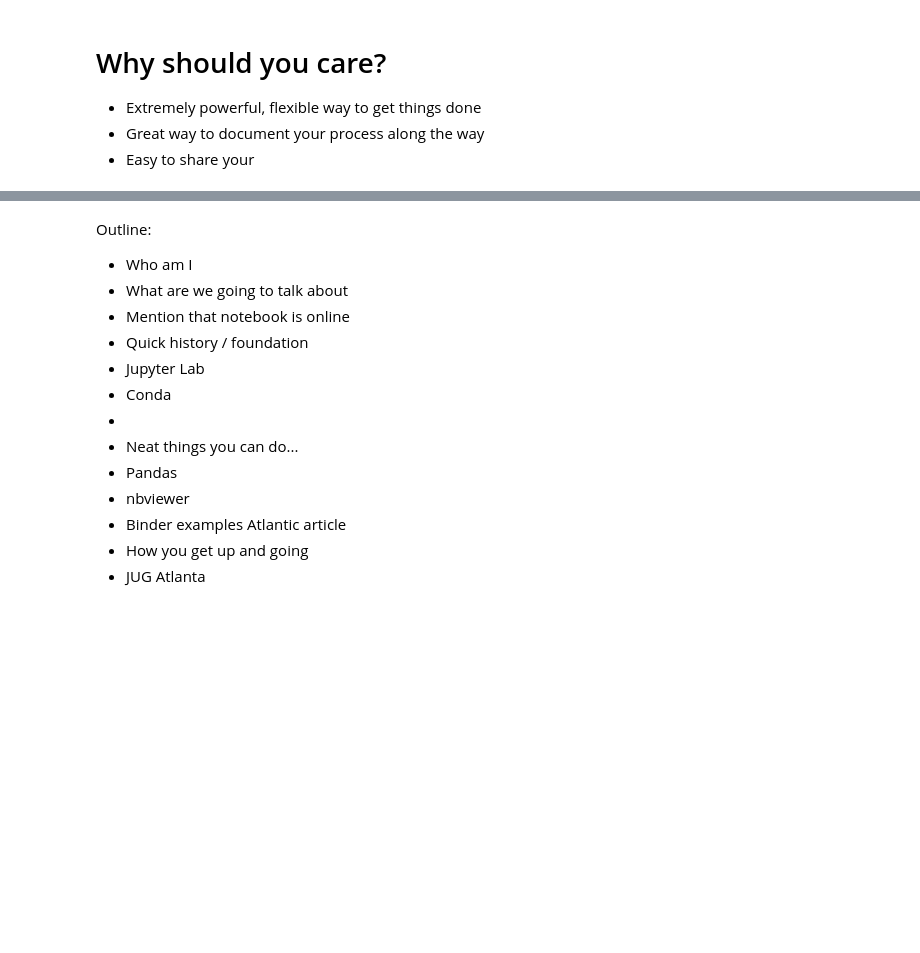
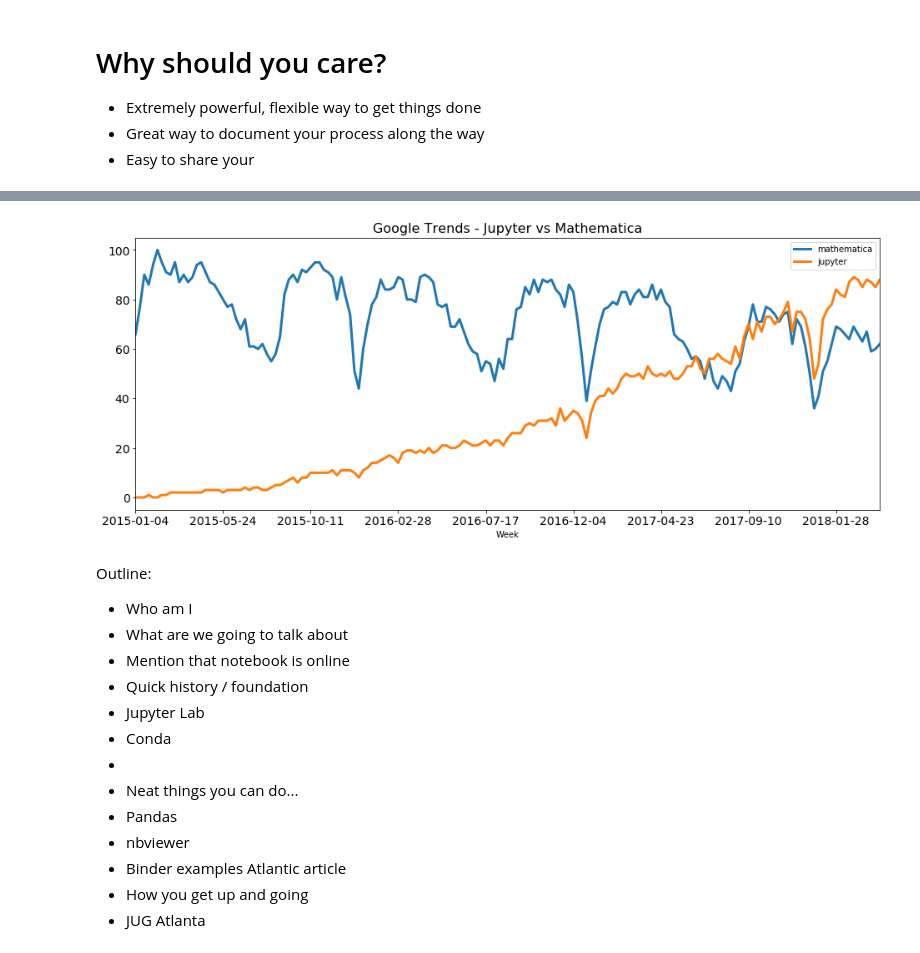
Before and after one commit to slstarnes/jupyter-talk-gt_sase, a Jupyter notebook: Jupyter 101.ipynb, the cells around one changed output, grey strips where cells are left out. Drawn from its saved outputs; the diff is of its cells as text; code cells hidden in the pictures; blank space fills up the shorter version.

```diff
--- a/Jupyter 101.ipynb
+++ b/Jupyter 101.ipynb
@@ -59,0 +78,10 @@ More history: [The IPython notebook: a historical retrospective](http://blog.fpe
+# %%
+import pandas as pd
+# g_trends.csv is data downloaded from Google Trends: https://g.co/trends/aq5hN
+gtrends = pd.read_csv('g_trends.csv', skiprows=2)
+gtrends = gtrends.set_index('Week', drop=True)
+gtrends = gtrends.rename(index=str, columns={'mathematica: (Worldwide)': 'mathematica',
+                                             'jupyter: (Worldwide)': 'jupyter'})
+gtrends.loc[(gtrends['jupyter'] == '<1'),'jupyter'] = 0
+gtrends['jupyter'] = gtrends['jupyter'].map(int)
+gtrends['mathematica'] = gtrends['mathematica'].map(int)
@@ -59,0 +98,5 @@ More history: [The IPython notebook: a historical retrospective](http://blog.fpe
+# %%
+ax = gtrends.plot(figsize=(16, 6), lw=3, fontsize=14)
+ax.set_title('Google Trends - Jupyter vs Mathematica', fontsize=16);
+# %% [output]
+[figure, added]
```
Also changed, not shown: parts of 12 cells of this notebook.
